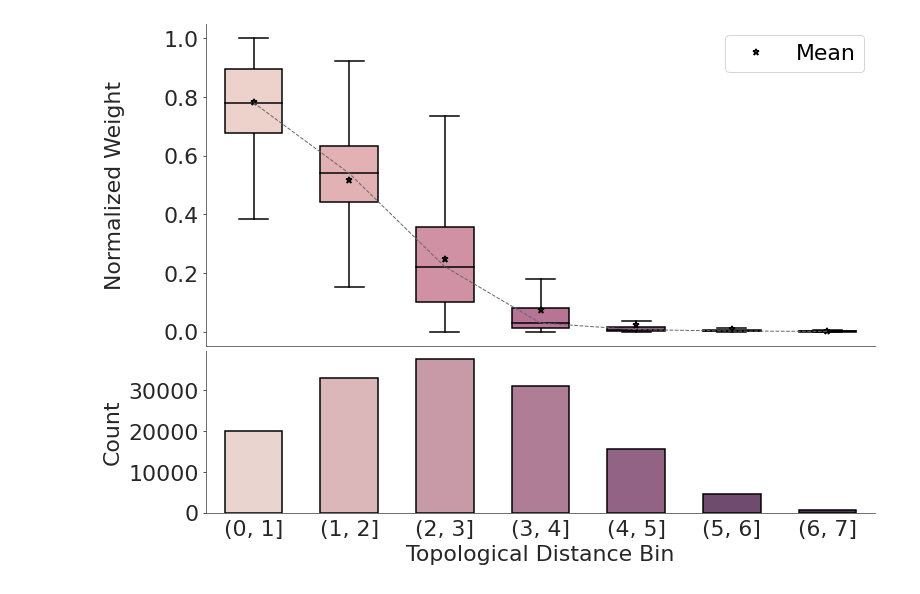
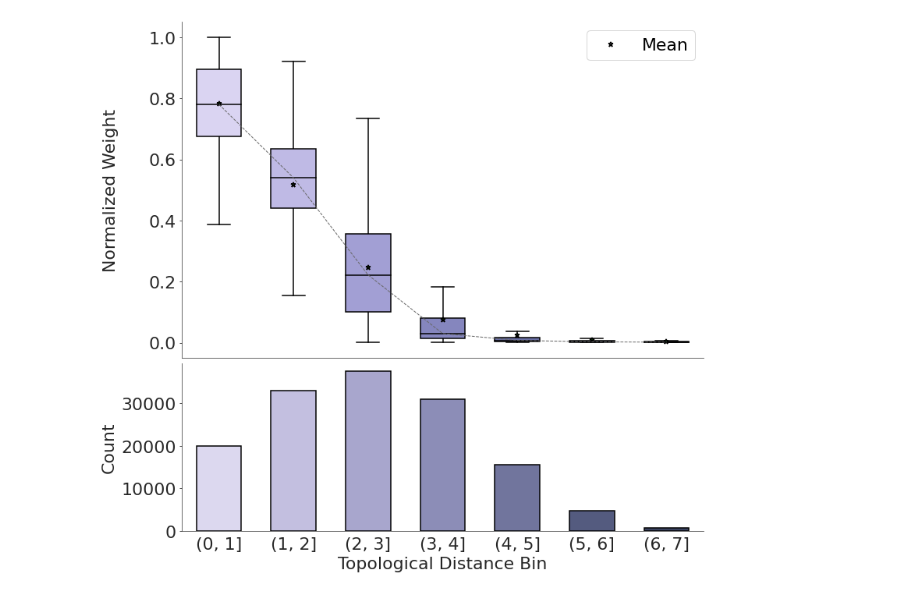
Before and after one commit to avishvj/ts_gen, a Jupyter notebook: create_figs/scripts/visualize_weights.ipynb, the cells around one changed output. Saved outputs shown, nothing was run; the diff lists cells and outputs as text; code cells hidden in the pictures.

```diff
--- a/create_figs/scripts/visualize_weights.ipynb
+++ b/create_figs/scripts/visualize_weights.ipynb
@@ -153,7 +170,8 @@ def make_violinplot(data, x, y, counts=False, data2=None,
             ax = fig.gca()
 
     num_plots = x.nunique()
-    palette = sns.cubehelix_palette(num_plots, dark=0.25)
+    # LP: palette = sns.cubehelix_palette(num_plots, dark=0.25)
+    palette = sns.cubehelix_palette(8, start=5.8, rot=.1)
     box_width = 0.6
     if box_only:
         data_dict = data.groupby(x.name)[y.name].apply(list).to_dict()
@@ -163,7 +181,7 @@ def make_violinplot(data, x, y, counts=False, data2=None,
         mean_marker_settings = dict(color='w', marker='*', markersize=7, markeredgewidth=1.5, markeredgecolor='k')
         bp = ax.boxplot(xdata, positions=positions, widths=box_width, showfliers=showfliers, showmeans=True, meanprops=mean_marker_settings, patch_artist=True)
         linewidths = [1.5 , 1.5, 1.5, 1.5, 1.5]
-        for i,element in enumerate(['boxes', 'whiskers', 'means', 'medians', 'caps']):
+        for i,element in enumerate(['boxes', 'whiskers', 'means', 'median`s', 'caps']):
             plt.setp(bp[element], color='k', linewidth=linewidths[i])
         plt.setp(bp['fliers'], markeredgecolor='red', marker='+', markeredgewidth=1, markersize=4, alpha=0.3)
         for patch, color in zip(bp['boxes'], palette):
@@ -221,14 +239,17 @@ def make_violinplot(data, x, y, counts=False, data2=None,
     if path is not None:
         fig.savefig(path, bbox_inches='tight')
 # %%
+# original
 data = pd.DataFrame({'top_distance': rpDs, 'bond_weights': bws})
 data['binned'] = pd.cut(x=data['top_distance'], bins=range(8))
 make_violinplot(x=data['binned'], y=data['bond_weights'], data=data, counts=True, box_only=True,
                 showfliers=False, xlabel='Topological Distance Bin', ylabel='Normalized Weight',
                 counts_label='Count', connect_medians=True,
-                figsize=(12,9), path=None)
+                figsize=(12,12), path=None)
+
+plt.savefig('weights.png')
 # %% [output]
-[figure, old version]
+[figure, new version]
 # %%
 from __future__ import unicode_literals
 
```
Also changed, not shown: parts of 5 cells of this notebook, 12 other files.
